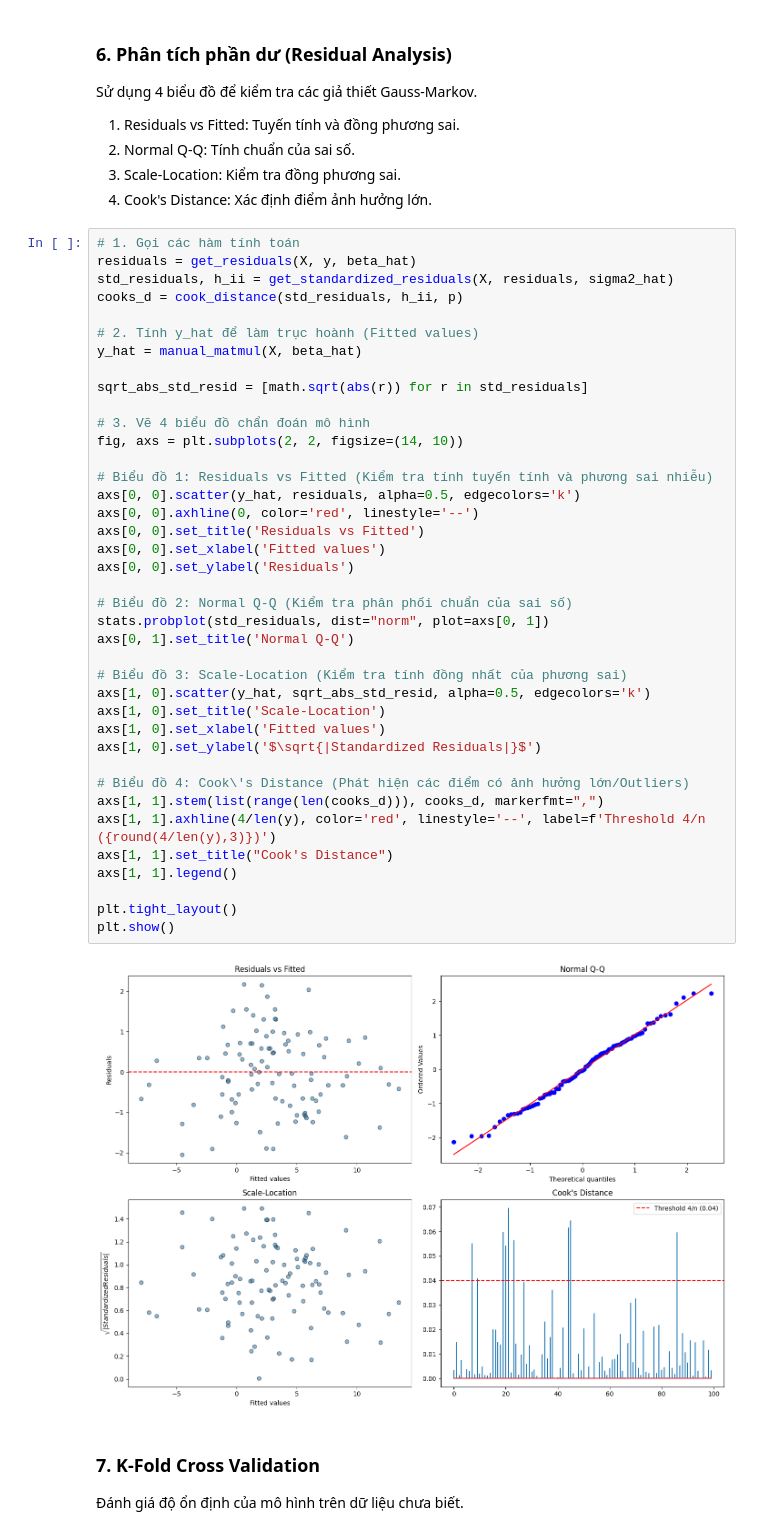
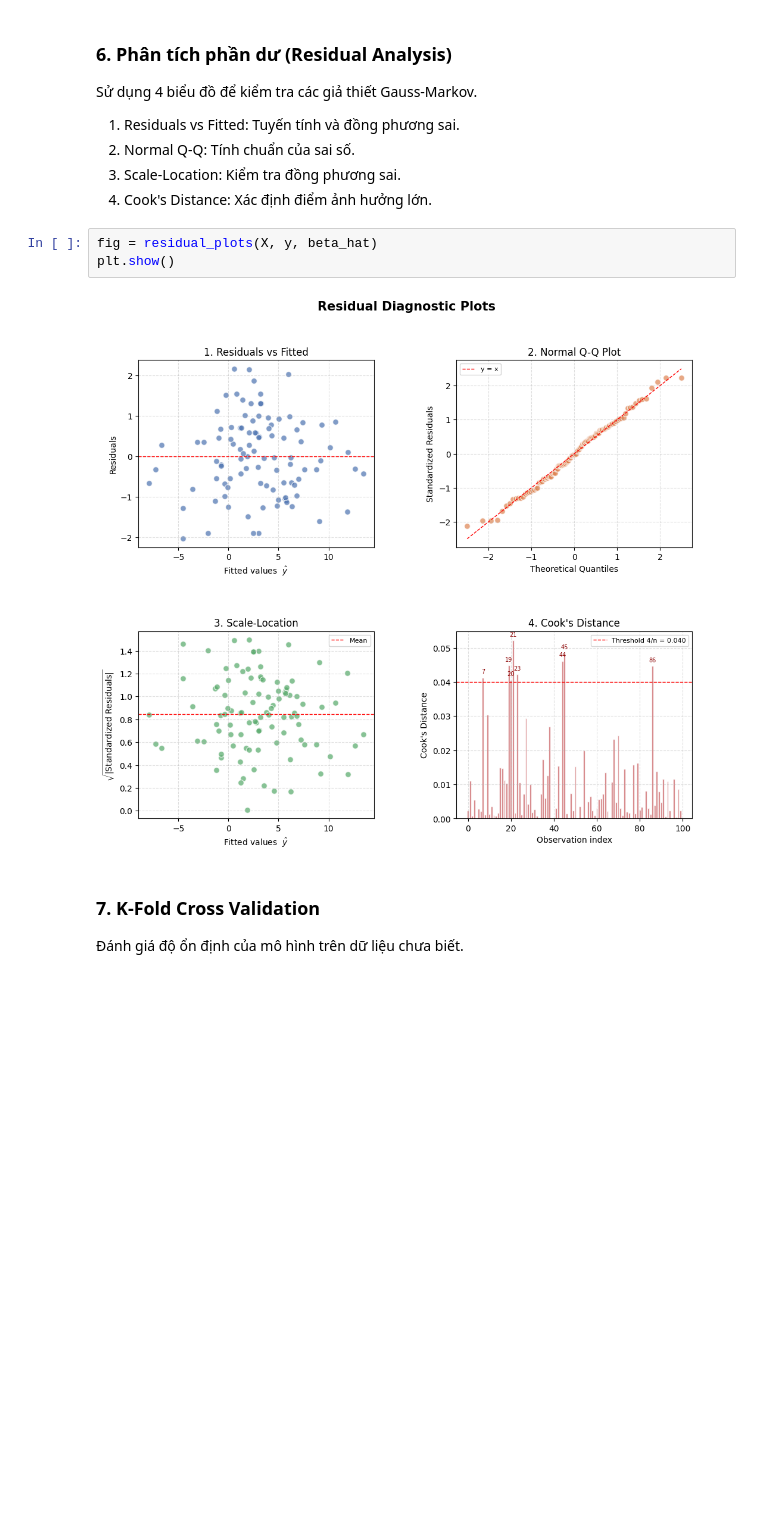
Before and after one commit to NguyenQuocDat06-AI/Predict-PM2.5-Air-Quality, a Jupyter notebook: part1/part1_notebook.ipynb, the cells around one changed output. Cells and saved outputs as stored; diff of their text form; blank space fills up the shorter version.

Commit message:
Update residual_plots function and add function documentation

```diff
--- a/part1/part1_notebook.ipynb
+++ b/part1/part1_notebook.ipynb
@@ -200,47 +200,11 @@ Sử dụng 4 biểu đồ để kiểm tra các giả thiết Gauss-Markov.
 2. Normal Q-Q: Tính chuẩn của sai số.
 3. Scale-Location: Kiểm tra đồng phương sai.
 4. Cook's Distance: Xác định điểm ảnh hưởng lớn.
-# %%
-# 1. Gọi các hàm tính toán
-residuals = get_residuals(X, y, beta_hat)
-std_residuals, h_ii = get_standardized_residuals(X, residuals, sigma2_hat)
-cooks_d = cook_distance(std_residuals, h_ii, p)
-
-# 2. Tính y_hat để làm trục hoành (Fitted values)
-y_hat = manual_matmul(X, beta_hat)
-
-sqrt_abs_std_resid = [math.sqrt(abs(r)) for r in std_residuals]
-
-# 3. Vẽ 4 biểu đồ chẩn đoán mô hình
-fig, axs = plt.subplots(2, 2, figsize=(14, 10))
-
-# Biểu đồ 1: Residuals vs Fitted (Kiểm tra tính tuyến tính và phương sai nhiễu)
-axs[0, 0].scatter(y_hat, residuals, alpha=0.5, edgecolors='k')
-axs[0, 0].axhline(0, color='red', linestyle='--')
-axs[0, 0].set_title('Residuals vs Fitted')
-axs[0, 0].set_xlabel('Fitted values')
-axs[0, 0].set_ylabel('Residuals')
-
-# Biểu đồ 2: Normal Q-Q (Kiểm tra phân phối chuẩn của sai số)
-stats.probplot(std_residuals, dist="norm", plot=axs[0, 1])
-axs[0, 1].set_title('Normal Q-Q')
-
-# Biểu đồ 3: Scale-Location (Kiểm tra tính đồng nhất của phương sai)
-axs[1, 0].scatter(y_hat, sqrt_abs_std_resid, alpha=0.5, edgecolors='k')
-axs[1, 0].set_title('Scale-Location')
-axs[1, 0].set_xlabel('Fitted values')
-axs[1, 0].set_ylabel('$\sqrt{|Standardized Residuals|}$')
-
-# Biểu đồ 4: Cook\'s Distance (Phát hiện các điểm có ảnh hưởng lớn/Outliers)
-axs[1, 1].stem(list(range(len(cooks_d))), cooks_d, markerfmt=",")
-axs[1, 1].axhline(4/len(y), color='red', linestyle='--', label=f'Threshold 4/n ({round(4/len(y),3)})')
-axs[1, 1].set_title("Cook's Distance")
-axs[1, 1].legend()
-
-plt.tight_layout()
-plt.show()
-# %% [output]
-[figure, removed]
+# %%
+fig = residual_plots(X, y, beta_hat)
+plt.show()
+# %% [output]
+[figure, added]
 # %% [markdown]
 ### 7. K-Fold Cross Validation
 
```
Also changed, not shown: parts of 2 cells of this notebook, 6 other files.
